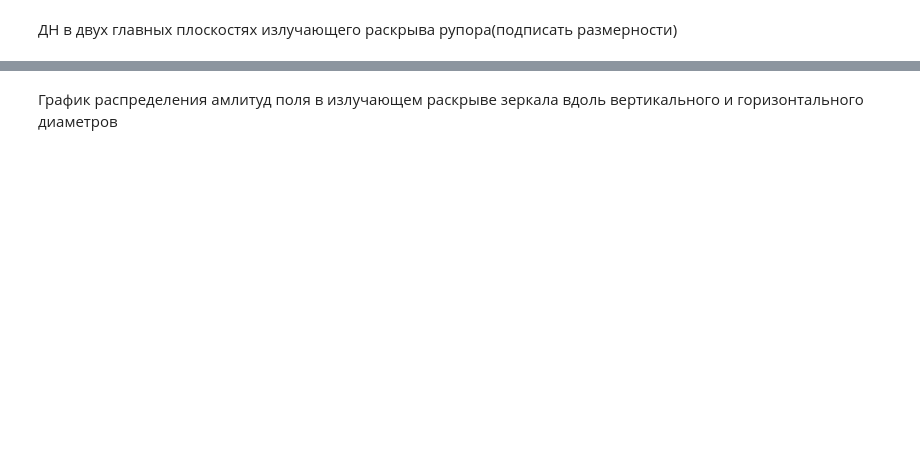
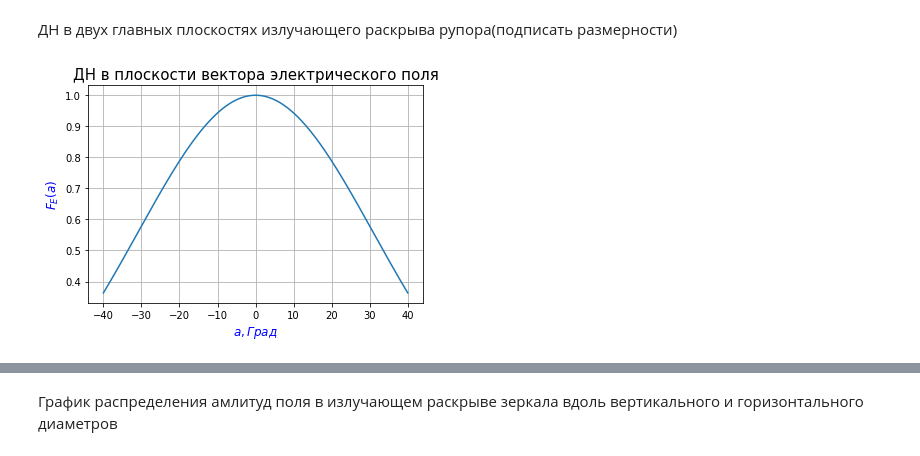
Before and after one commit to AlfaIV/Microwave-and-Antennas-LabWork, a Jupyter notebook: Лабораторная_работа_№3_СВЧ_и_Антенны_ipynb.ipynb, the cells around one changed output, grey strips where cells are left out. Cells and saved outputs as stored; diff of their text form; code cells hidden in the pictures; blank space fills up the shorter version.

```diff
--- a/Лабораторная_работа_№3_СВЧ_и_Антенны_ipynb.ipynb
+++ b/Лабораторная_работа_№3_СВЧ_и_Антенны_ipynb.ipynb
@@ -22 +22,14 @@ alpha = np.linspace(-const.pi,const.pi,1000)
+# %%
+#alpha = np.linspace(-const.pi,const.pi,1000)
+alpha = np.linspace(math.radians(-40),math.radians(+40),1000)
+conv_alpha = list(map(math.degrees,alpha))
+plt.plot((conv_alpha), list(map(F_E,alpha)), label='$F_E(\alpha)$')
+plt.title("ДН в плоскости вектора электрического поля", fontsize=15)
+plt.xlabel('$a, Град$', fontsize=12, color='blue')
+plt.ylabel('$F_E(a)$', fontsize=12, color='blue')
+#plt.legend()
+plt.grid(True)
+#plt.text(15, 4, 'grow up!')
+# %% [output]
+[figure, added]
 # %%
```
Also changed, not shown: parts of 11 cells of this notebook.
